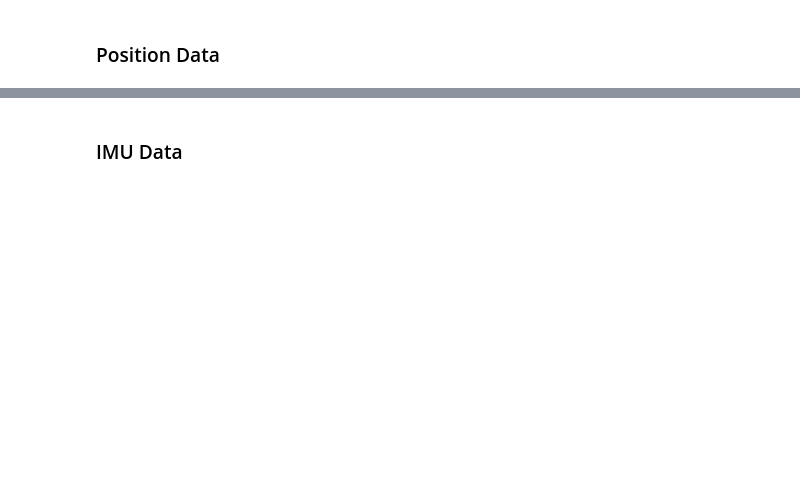
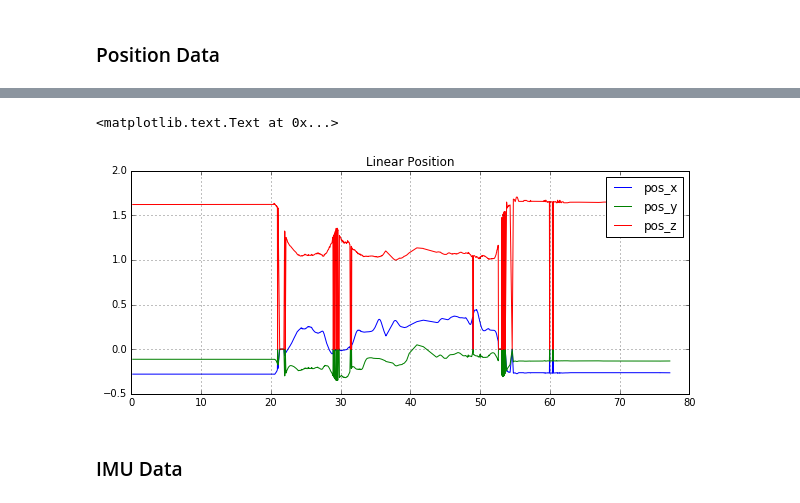
Before and after one commit to zhanibekrysbek/smart_tray, a Jupyter notebook: notebooks/read_parsed_data.ipynb, the cells around one changed output, grey strips where cells are left out. Drawn from its saved outputs; the diff is of its cells as text; code cells hidden in the pictures; blank space fills up the shorter version.

```diff
--- a/notebooks/read_parsed_data.ipynb
+++ b/notebooks/read_parsed_data.ipynb
@@ -118,3 +159,21 @@ pose1_df.head()
+# %%
+df = pose1_df
+pos_x = df.position.apply(lambda x: x[0])
+pos_y = df.position.apply(lambda x: x[1])
+pos_z = df.position.apply(lambda x: x[2])
+
+pose1_t_vec = df.time_stamp-t0
+
+plt.figure(figsize=(10,4))
+plt.plot(pose1_t_vec, pos_x)
+plt.plot(pose1_t_vec, pos_y)
+plt.plot(pose1_t_vec, pos_z)
+plt.grid()
+plt.legend(['pos_x', 'pos_y', 'pos_z'])
+plt.title('Linear Position')
+# %% [output]
+<matplotlib.text.Text at 0x...>
+[figure, added]
 # %% [markdown]
 ### IMU Data
 # %%
```
Also changed, not shown: parts of 17 cells of this notebook, 5 other files.
